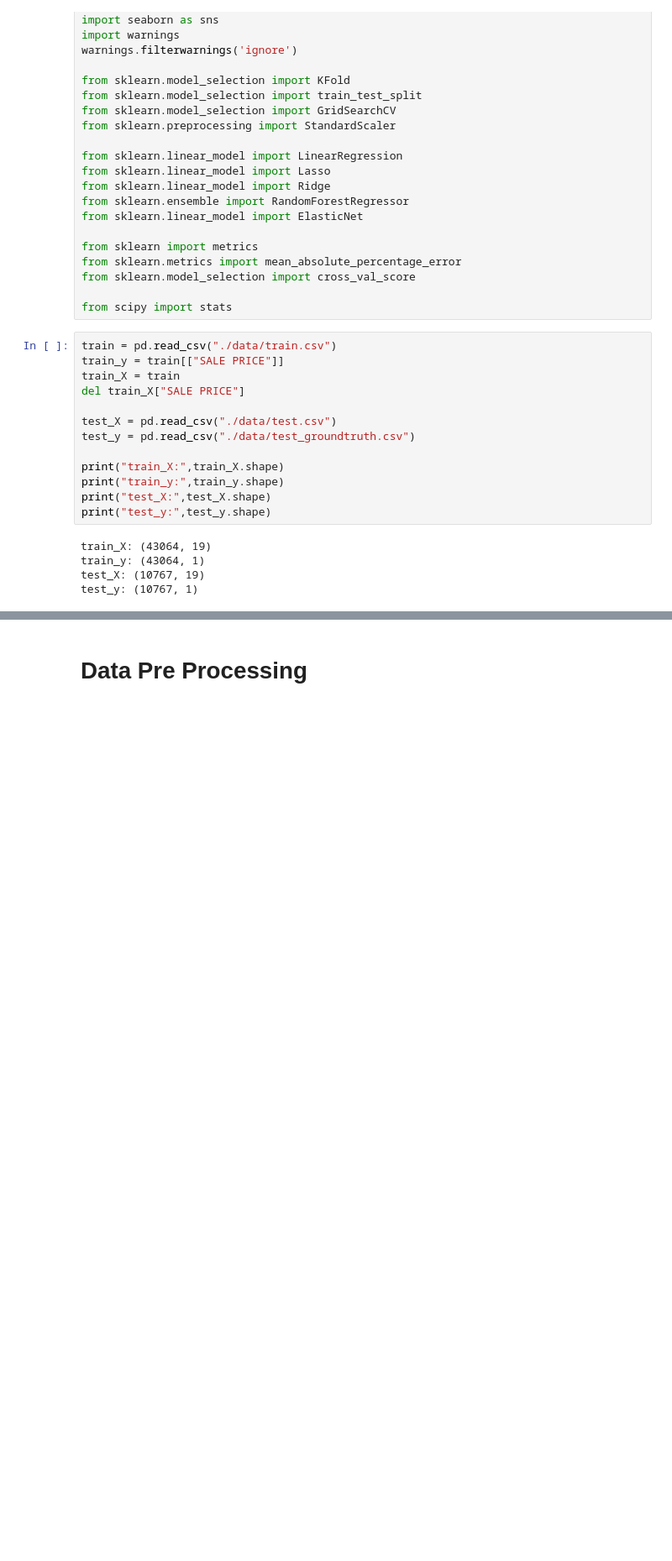
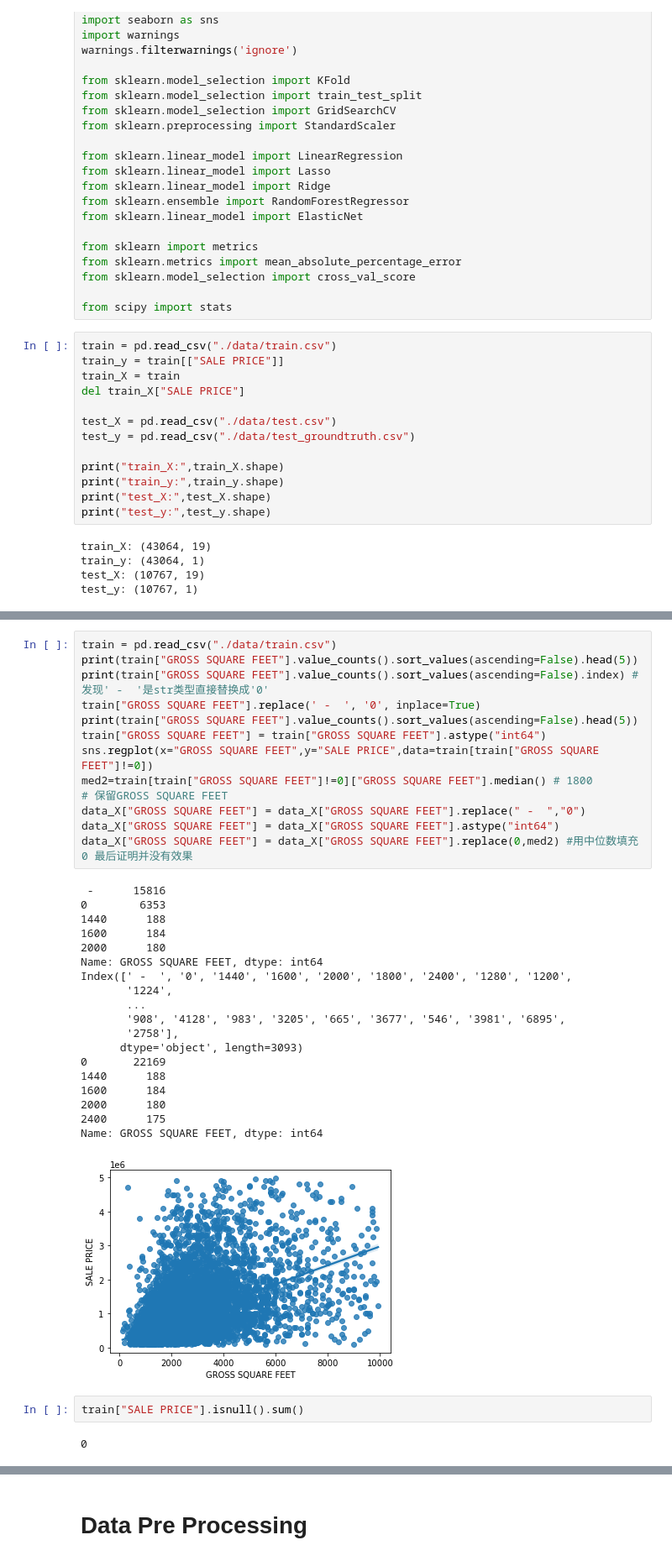
Before and after one commit to weekgoodday/Intro2ai, a Jupyter notebook: homework/hw12/baselines.ipynb, the cells around one changed output, grey strips where cells are left out. Shown at 84% size. Drawn from its saved outputs; the diff is of its cells as text; blank space fills up the shorter version.

```diff
--- a/homework/hw12/baselines.ipynb
+++ b/homework/hw12/baselines.ipynb
@@ -56,0 +121,37 @@ data_X = pd.concat([train_X, test_X])
+# %%
+train = pd.read_csv("./data/train.csv")
+print(train["GROSS SQUARE FEET"].value_counts().sort_values(ascending=False).head(5))
+print(train["GROSS SQUARE FEET"].value_counts().sort_values(ascending=False).index) # 发现' -  '是str类型直接替换成'0'
+train["GROSS SQUARE FEET"].replace(' -  ', '0', inplace=True)
+print(train["GROSS SQUARE FEET"].value_counts().sort_values(ascending=False).head(5))
+train["GROSS SQUARE FEET"] = train["GROSS SQUARE FEET"].astype("int64")
+sns.regplot(x="GROSS SQUARE FEET",y="SALE PRICE",data=train[train["GROSS SQUARE FEET"]!=0])
+med2=train[train["GROSS SQUARE FEET"]!=0]["GROSS SQUARE FEET"].median() # 1800
+# 保留GROSS SQUARE FEET
+data_X["GROSS SQUARE FEET"] = data_X["GROSS SQUARE FEET"].replace(" -  ","0")
+data_X["GROSS SQUARE FEET"] = data_X["GROSS SQUARE FEET"].astype("int64")
+data_X["GROSS SQUARE FEET"] = data_X["GROSS SQUARE FEET"].replace(0,med2) #用中位数填充0 最后证明并没有效果
+# %% [output]
+ -      15816
+0        6353
+1440      188
+1600      184
+2000      180
+Name: GROSS SQUARE FEET, dtype: int64
+Index([' -  ', '0', '1440', '1600', '2000', '1800', '2400', '1280', '1200',
+       '1224',
+       ...
+       '908', '4128', '983', '3205', '665', '3677', '546', '3981', '6895',
+       '2758'],
+      dtype='object', length=3093)
+0       22169
+1440      188
+1600      184
+2000      180
+2400      175
+Name: GROSS SQUARE FEET, dtype: int64
+[figure, added]
+# %%
+train["SALE PRICE"].isnull().sum()
+# %% [output]
+0
```
Also changed, not shown: parts of 32 cells of this notebook, 2 other files.
